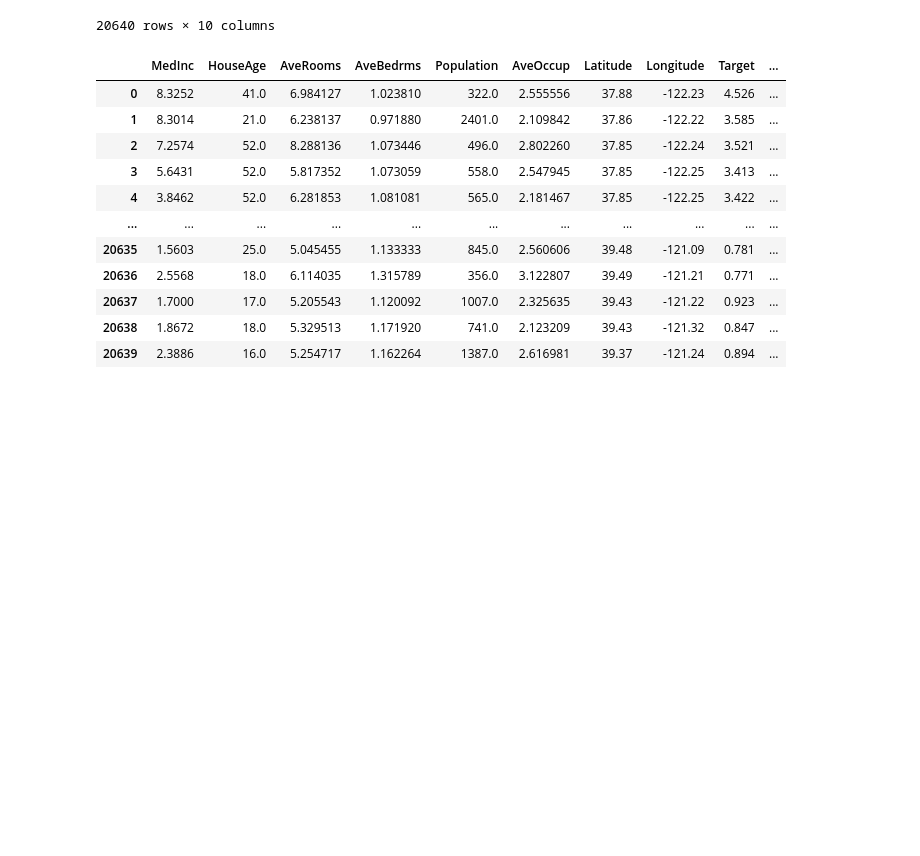
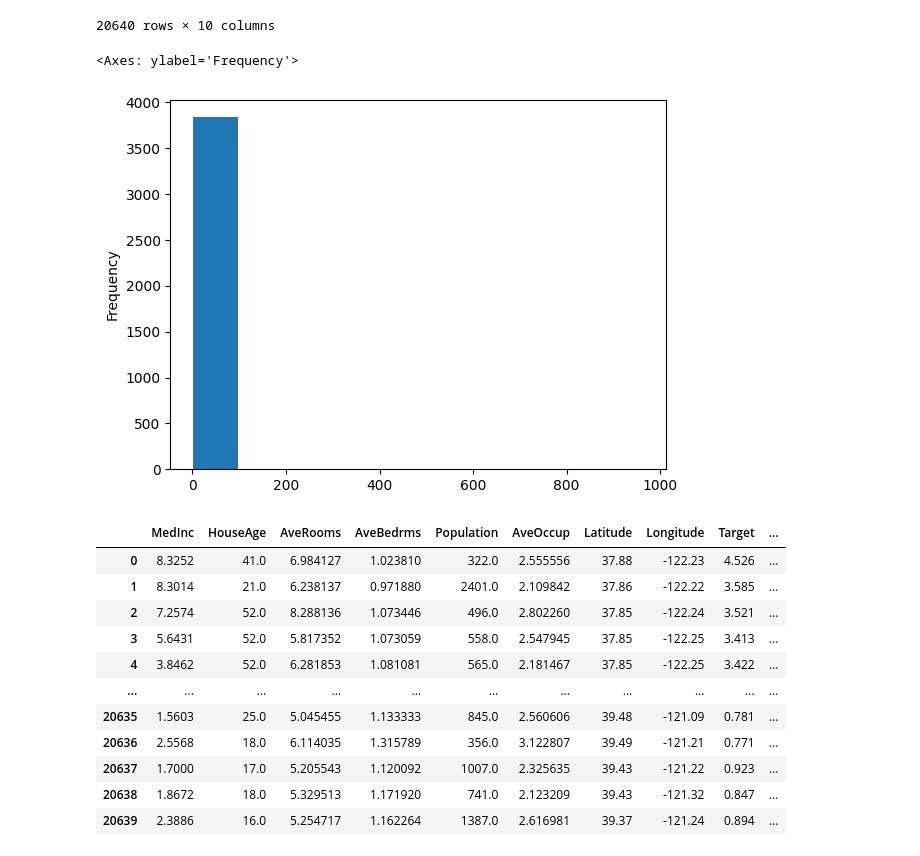
Before and after one commit to nirmal-k-r/bootcamp-143, a Jupyter notebook: week18/day5/miniproj.ipynb, the cells around one changed output. Cells and saved outputs as stored; diff of their text form; code cells hidden in the pictures; blank space fills up the shorter version.

```diff
--- a/week18/day5/miniproj.ipynb
+++ b/week18/day5/miniproj.ipynb
@@ -222,6 +222,11 @@ df
 20640 rows × 10 columns
 # %%
 # df.groupby('HouseAgeCategorical').count()
+# %%
+data2.plot.hist()
+# %% [output]
+<Axes: ylabel='Frequency'>
+[figure, added]
 # %%
 df['Income']=pd.cut(df['MedInc'], bins=[0,2,4,6,8,100], labels=['0-2','2-4','4-6','6-8','8+'])
 df
```
Also changed, not shown: 38 other files.
